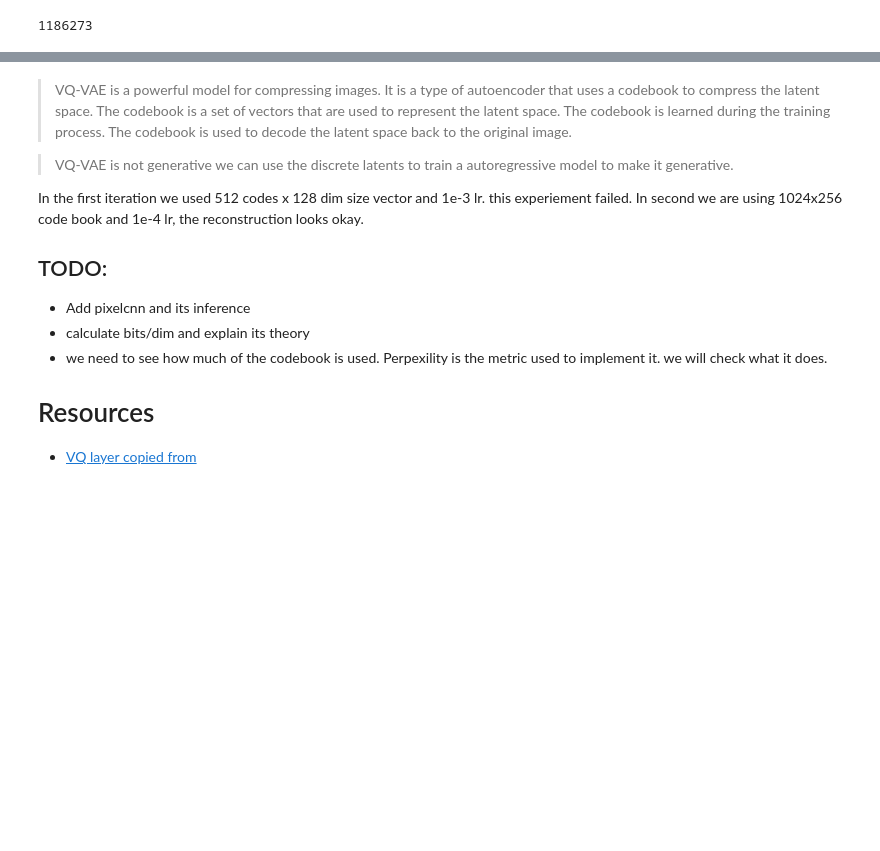
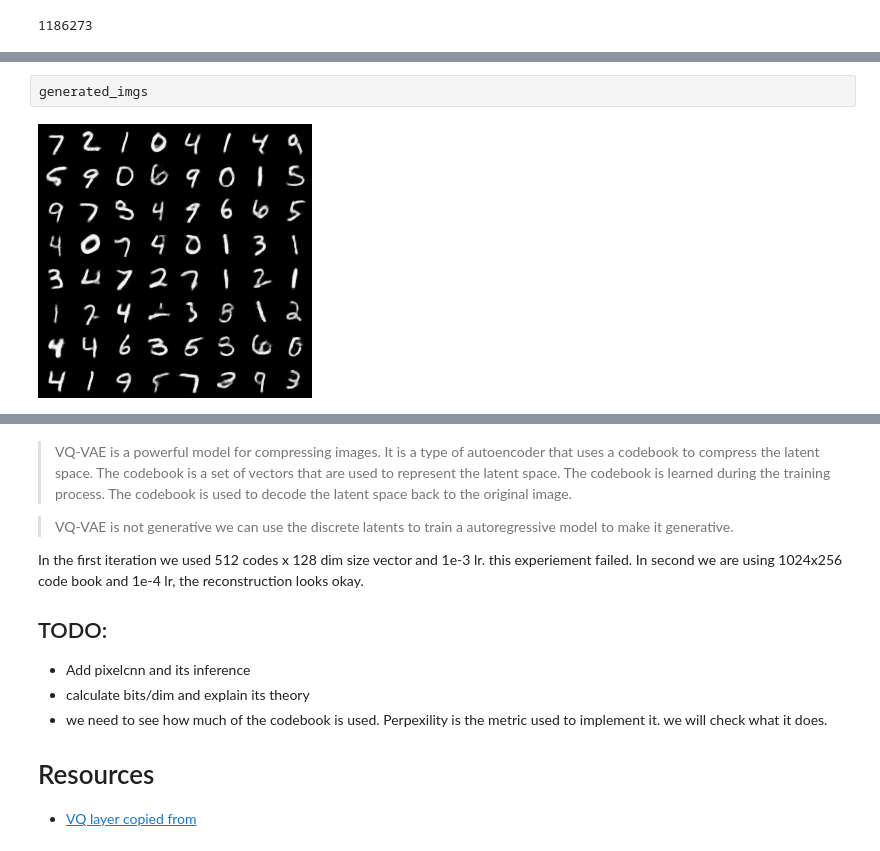
Before and after one commit to prakashjayy/genai, a Jupyter notebook: 02_vqvae.ipynb, the cells around one changed output, grey strips where cells are left out. Drawn from its saved outputs; the diff is of its cells as text; blank space fills up the shorter version.

```diff
--- a/02_vqvae.ipynb
+++ b/02_vqvae.ipynb
@@ -297,4 +298,8 @@ Epoch 12/30, iter: 11256, Train Loss: 0.1217,           Val Loss: 0.0906,
 ... (18 outputs left out)
+# %%
+generated_imgs
+# %% [output]
+[figure, added]
 # %%
 ## visualize the losses
 fig, ax = plt.subplots(1, 2, figsize=(10, 3))
```
Also changed, not shown: parts of 7 cells of this notebook.
